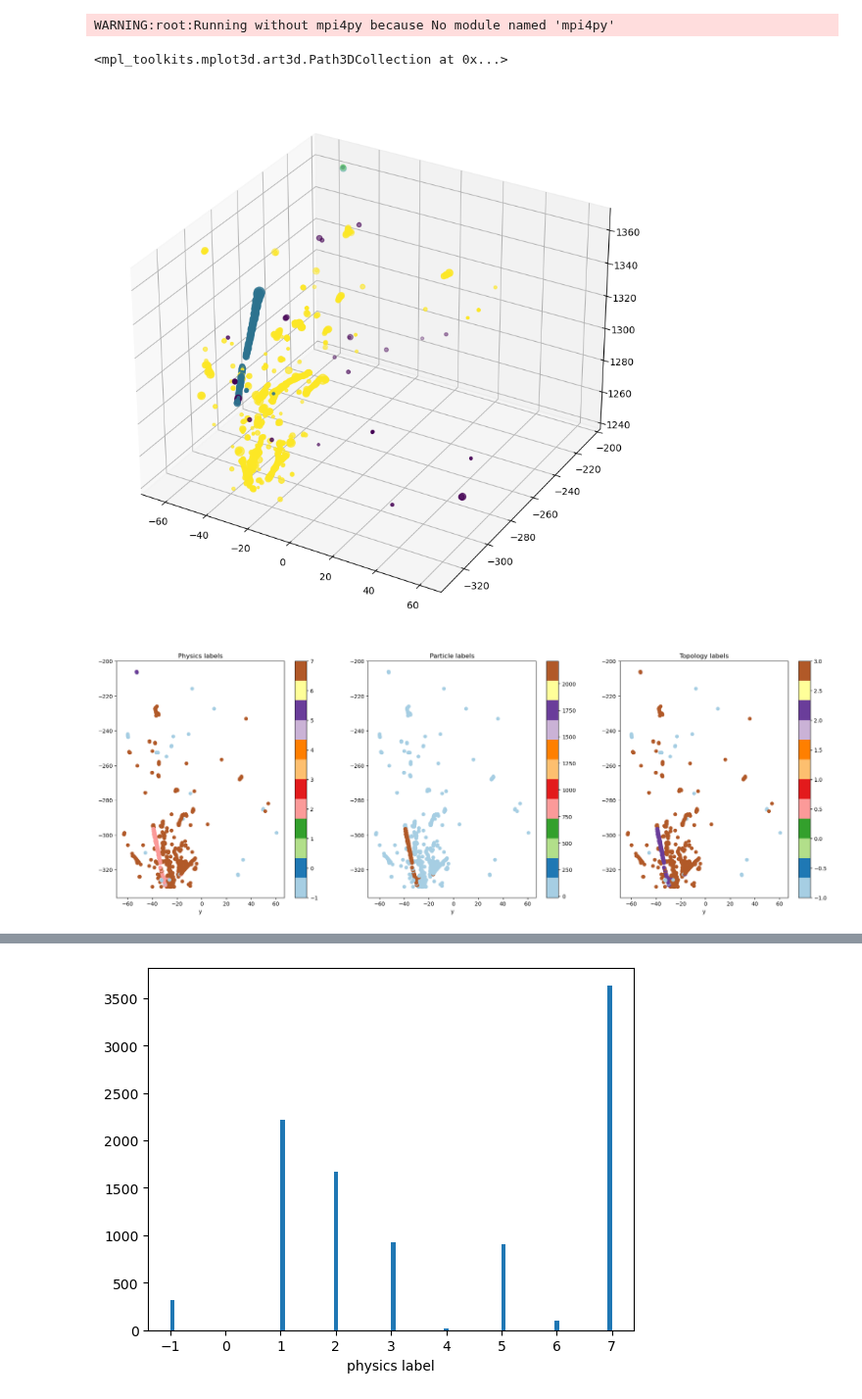
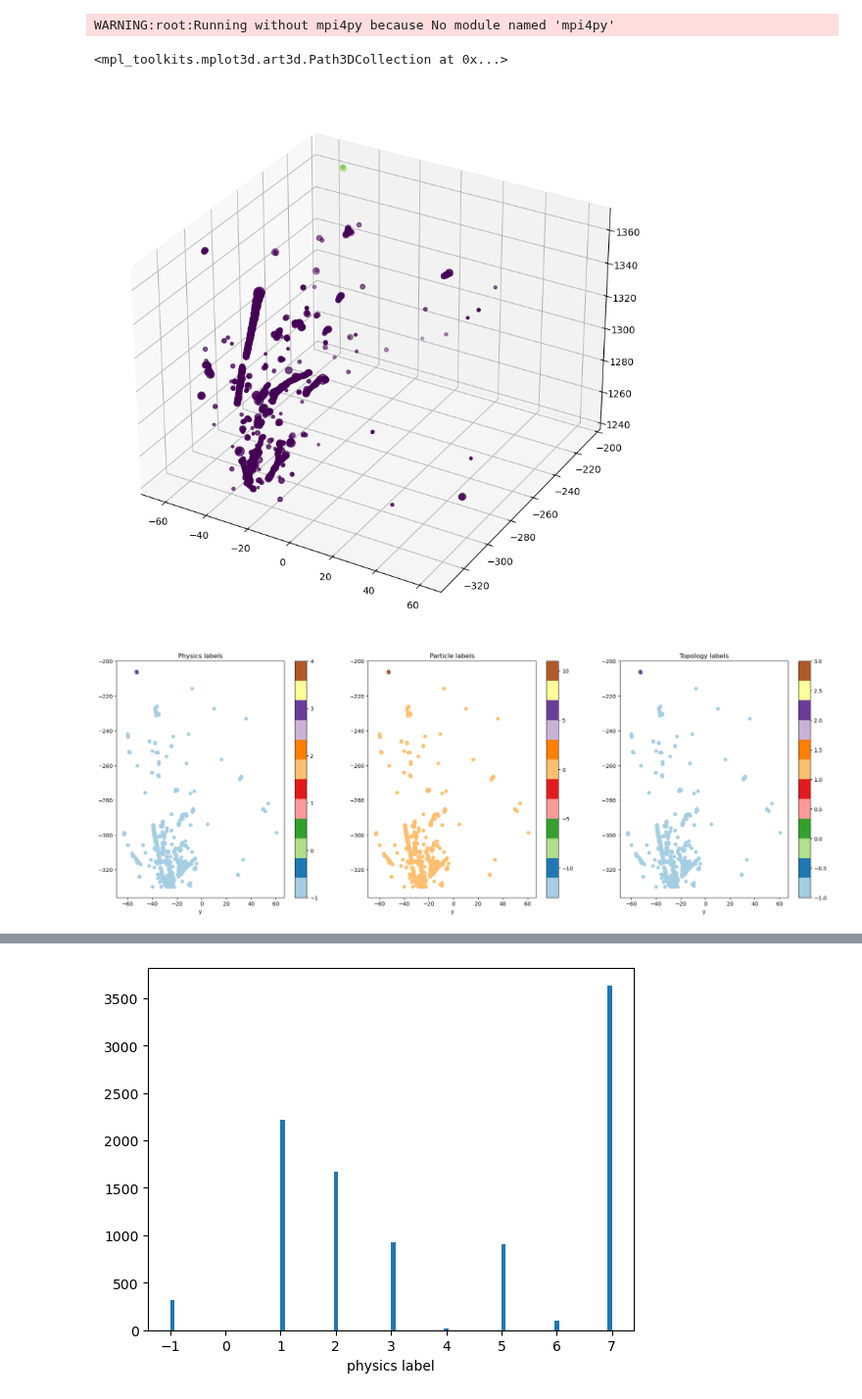
Before and after one commit to Neutron-Calibration-in-DUNE/ArrakisND, a Jupyter notebook: notebooks/test_arrakis.ipynb, the cells around one changed output, grey strips where cells are left out. Shown at 98% size. Drawn from its saved outputs; the diff is of its cells as text; code cells hidden in the pictures.

```diff
--- a/notebooks/test_arrakis.ipynb
+++ b/notebooks/test_arrakis.ipynb
@@ -13,43 +13,45 @@ WARNING:root:Running without mpi4py because No module named 'mpi4py'
 # %%
 arr = np.load('../test.npz.arrakis_nd.npz', allow_pickle=True)
 # %%
-event = 1
+event = 2
 # %%
 x = arr['data'].tolist()[event].data['x']
 y = arr['data'].tolist()[event].data['y']
 z = arr['data'].tolist()[event].data['z']
 q = arr['data'].tolist()[event].data['Q']
 particle_labels = arr['data'].tolist()[event].data['particle_label']
-physics_labels = arr['data'].tolist()[event].data['physics_label']
 topology_labels = arr['data'].tolist()[event].data['topology_label']
+physics_micro_labels = arr['data'].tolist()[event].data['physics_micro_label']
+physics_meso_labels = arr['data'].tolist()[event].data['physics_meso_label']
+physics_macro_labels = arr['data'].tolist()[event].data['physics_macro_label']
 # %%
 fig = plt.figure(figsize=(10,10))
 ax = fig.add_subplot(111, projection='3d')
-ax.scatter(x,y,z,c=physics_labels,s=q)
+ax.scatter(x,y,z,c=topology_labels,s=q)
 # %% [output]
 <mpl_toolkits.mplot3d.art3d.Path3DCollection at 0x...>
-[figure, old version]
+[figure, new version]
 # %%
 fig, axs = plt.subplots(1, 3, figsize=(24, 8))
-plot1 = axs[0].scatter(x,y, c=physics_labels, cmap='Paired')
+plot1 = axs[0].scatter(x,y, c=physics_micro_labels, cmap='Paired')
 axs[0].set_title('Physics labels')
 axs[0].set_xlabel('x')
 axs[0].set_xlabel('y')
 plt.colorbar(plot1, ax=axs[0])
 plot2 = axs[1].scatter(x,y, c=particle_labels, cmap='Paired')
 axs[1].set_title('Particle labels')
 axs[1].set_xlabel('x')
 axs[1].set_xlabel('y')
 plt.colorbar(plot2, ax=axs[1])
 plot3 = axs[2].scatter(x,y, c=topology_labels, cmap='Paired')
 axs[2].set_title('Topology labels')
 axs[2].set_xlabel('x')
 axs[2].set_xlabel('y')
 plt.colorbar(plot3, ax=axs[2])
 
 plt.show()
 # %% [output]
-[figure, old version]
+[figure, new version]
 # %%
 df = pd.DataFrame(columns=['x', 'y', 'z', 'particle_label', 'physics_label', 'topology_label', 'unique_topology'])
 particle_label_df = pd.DataFrame.from_dict(arr['meta'].tolist()['particle_labels'], orient='index', columns=['particle_label_text']).reset_index()
```
Also changed, not shown: parts of 5 cells of this notebook, 3 other files.
